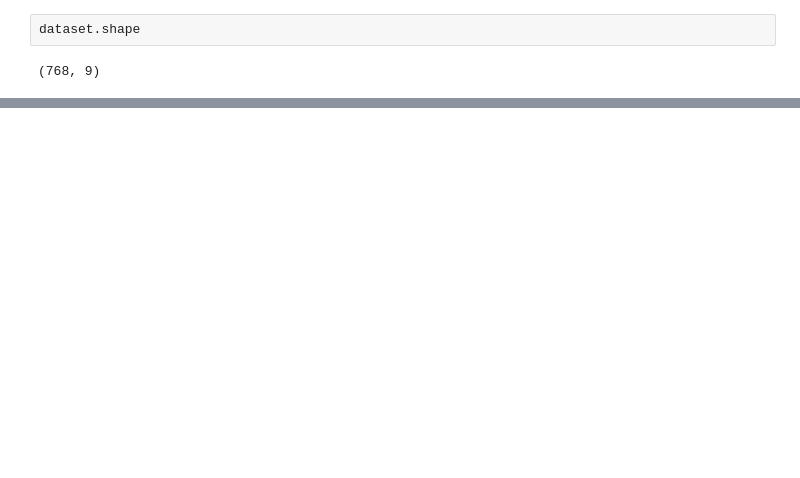
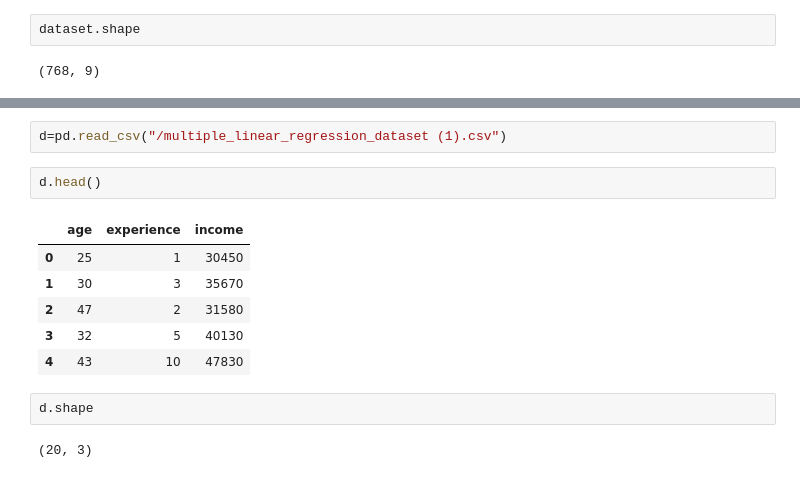
Before and after one commit to Srinidhireddy25/ADM_2025, a Jupyter notebook: WEEK_07(2303A51566).ipynb, the cells around one changed output, grey strips where cells are left out. Drawn from its saved outputs; the diff is of its cells as text; blank space fills up the shorter version.

```diff
--- a/WEEK_07(2303A51566).ipynb
+++ b/WEEK_07(2303A51566).ipynb
@@ -255,0 +451,15 @@ y = dataset['Outcome']
+# %%
+d=pd.read_csv("/multiple_linear_regression_dataset (1).csv")
+# %%
+d.head()
+# %% [output]
+|  | age | experience | income |
+| 0 | 25 | 1 | 30450 |
+| 1 | 30 | 3 | 35670 |
+| 2 | 47 | 2 | 31580 |
+| 3 | 32 | 5 | 40130 |
+| 4 | 43 | 10 | 47830 |
+# %%
+d.shape
+# %% [output]
+(20, 3)
```
Also changed, not shown: parts of 46 cells of this notebook.
